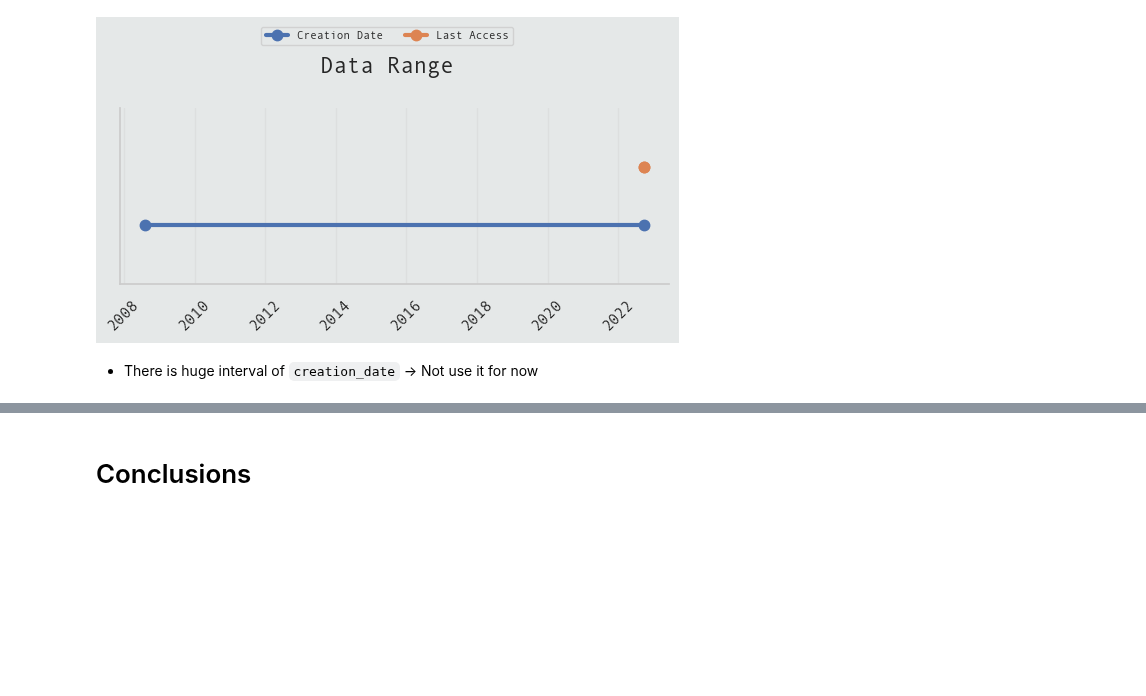
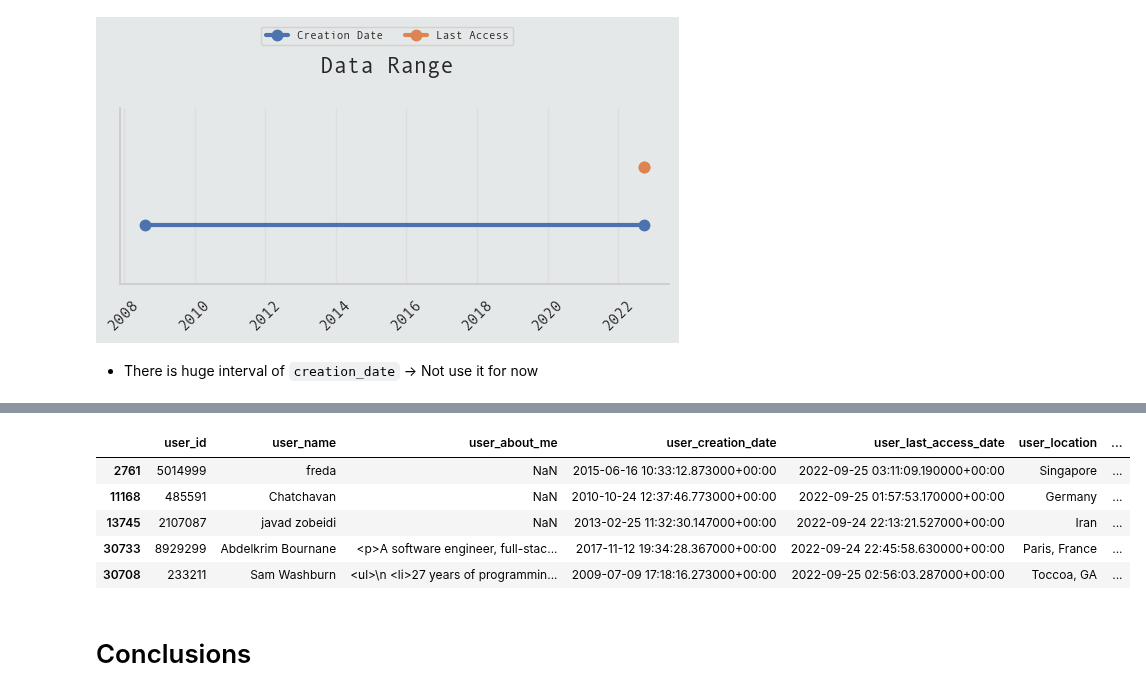
Before and after one commit to Volscente/DruidicGroveAI, a Jupyter notebook: notebooks/stackoverflow/eda/stackoverflow_eda.ipynb, the cells around one changed output, grey strips where cells are left out. Drawn from its saved outputs; the diff is of its cells as text; code cells hidden in the pictures; blank space fills up the shorter version.

```diff
--- a/notebooks/stackoverflow/eda/stackoverflow_eda.ipynb
+++ b/notebooks/stackoverflow/eda/stackoverflow_eda.ipynb
@@ -336,3 +357,12 @@ plt.tight_layout()
+# %%
+badges_relevant_users.sample(5)
+# %% [output]
+|  | user_id | user_name | user_about_me | user_creation_date | user_last_access_date | user_location | ... |
+| 2761 | 5014999 | freda | NaN | 2015-06-16 10:33:12.873000+00:00 | 2022-09-25 03:11:09.190000+00:00 | Singapore | ... |
+| 11168 | 485591 | Chatchavan | NaN | 2010-10-24 12:37:46.773000+00:00 | 2022-09-25 01:57:53.170000+00:00 | Germany | ... |
+| 13745 | 2107087 | javad zobeidi | NaN | 2013-02-25 11:32:30.147000+00:00 | 2022-09-24 22:13:21.527000+00:00 | Iran | ... |
+| 30733 | 8929299 | Abdelkrim Bournane | <p>A software engineer, full-stac... | 2017-11-12 19:34:28.367000+00:00 | 2022-09-24 22:45:58.630000+00:00 | Paris, France | ... |
+| 30708 | 233211 | Sam Washburn | <ul>\n <li>27 years of programmin... | 2009-07-09 17:18:16.273000+00:00 | 2022-09-25 02:56:03.287000+00:00 | Toccoa, GA | ... |
 # %% [markdown]
 # Conclusions
 # %% [markdown]
```
Also changed, not shown: parts of 4 cells of this notebook.
